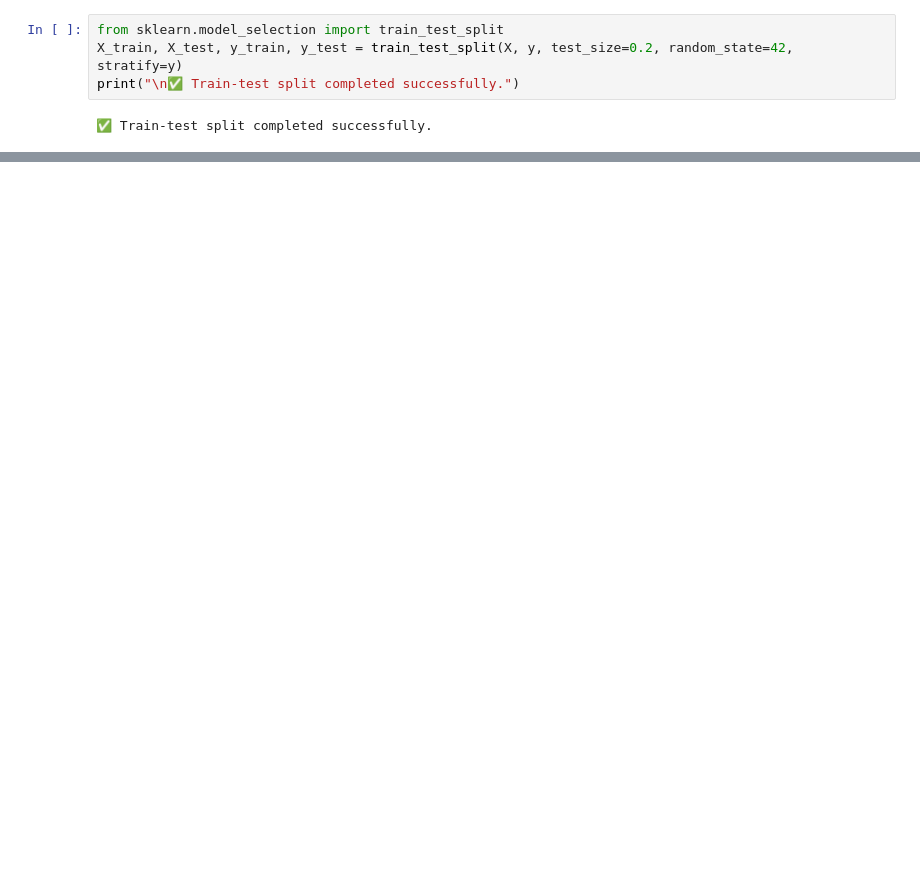
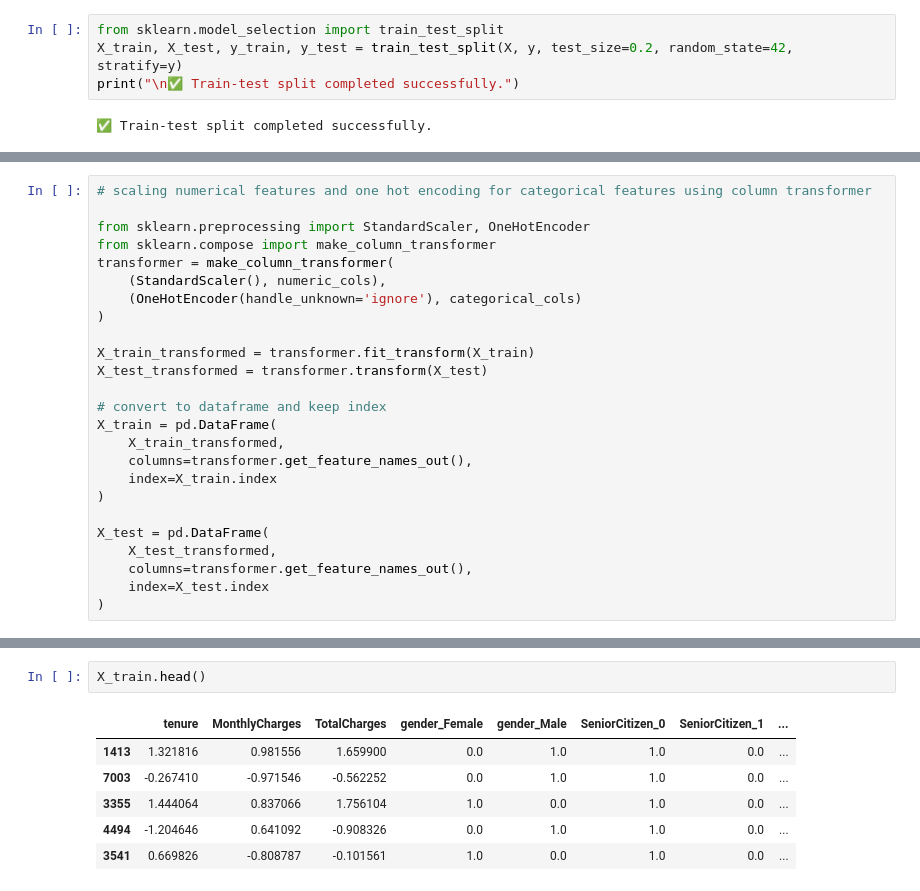
Before and after one commit to Mkrishna253/Telco-Customer-Churn-Predictor, a Jupyter notebook: Customer_churn.ipynb, the cells around one changed output, grey strips where cells are left out. Cells and saved outputs as stored; diff of their text form; blank space fills up the shorter version.

```diff
--- a/Customer_churn.ipynb
+++ b/Customer_churn.ipynb
@@ -256,0 +259,25 @@ print("\n✅ Train-test split completed successfully.")
+# %%
+# scaling numerical features and one hot encoding for categorical features using column transformer
+
+from sklearn.preprocessing import StandardScaler, OneHotEncoder
+from sklearn.compose import make_column_transformer
+transformer = make_column_transformer(
+    (StandardScaler(), numeric_cols),
+    (OneHotEncoder(handle_unknown='ignore'), categorical_cols)
+)
+
+X_train_transformed = transformer.fit_transform(X_train)
+X_test_transformed = transformer.transform(X_test)
+
+# convert to dataframe and keep index
+X_train = pd.DataFrame(
+    X_train_transformed,
+    columns=transformer.get_feature_names_out(),
+    index=X_train.index
+)
+
+X_test = pd.DataFrame(
+    X_test_transformed,
+    columns=transformer.get_feature_names_out(),
+    index=X_test.index
+)
@@ -256,0 +305,9 @@ print("\n✅ Train-test split completed successfully.")
+# %%
+X_train.head()
+# %% [output]
+|  | tenure | MonthlyCharges | TotalCharges | gender_Female | gender_Male | SeniorCitizen_0 | SeniorCitizen_1 | ... |
+| 1413 | 1.321816 | 0.981556 | 1.659900 | 0.0 | 1.0 | 1.0 | 0.0 | ... |
+| 7003 | -0.267410 | -0.971546 | -0.562252 | 0.0 | 1.0 | 1.0 | 0.0 | ... |
+| 3355 | 1.444064 | 0.837066 | 1.756104 | 1.0 | 0.0 | 1.0 | 0.0 | ... |
+| 4494 | -1.204646 | 0.641092 | -0.908326 | 0.0 | 1.0 | 1.0 | 0.0 | ... |
+| 3541 | 0.669826 | -0.808787 | -0.101561 | 1.0 | 0.0 | 1.0 | 0.0 | ... |
```
Also changed, not shown: parts of 16 cells of this notebook.
